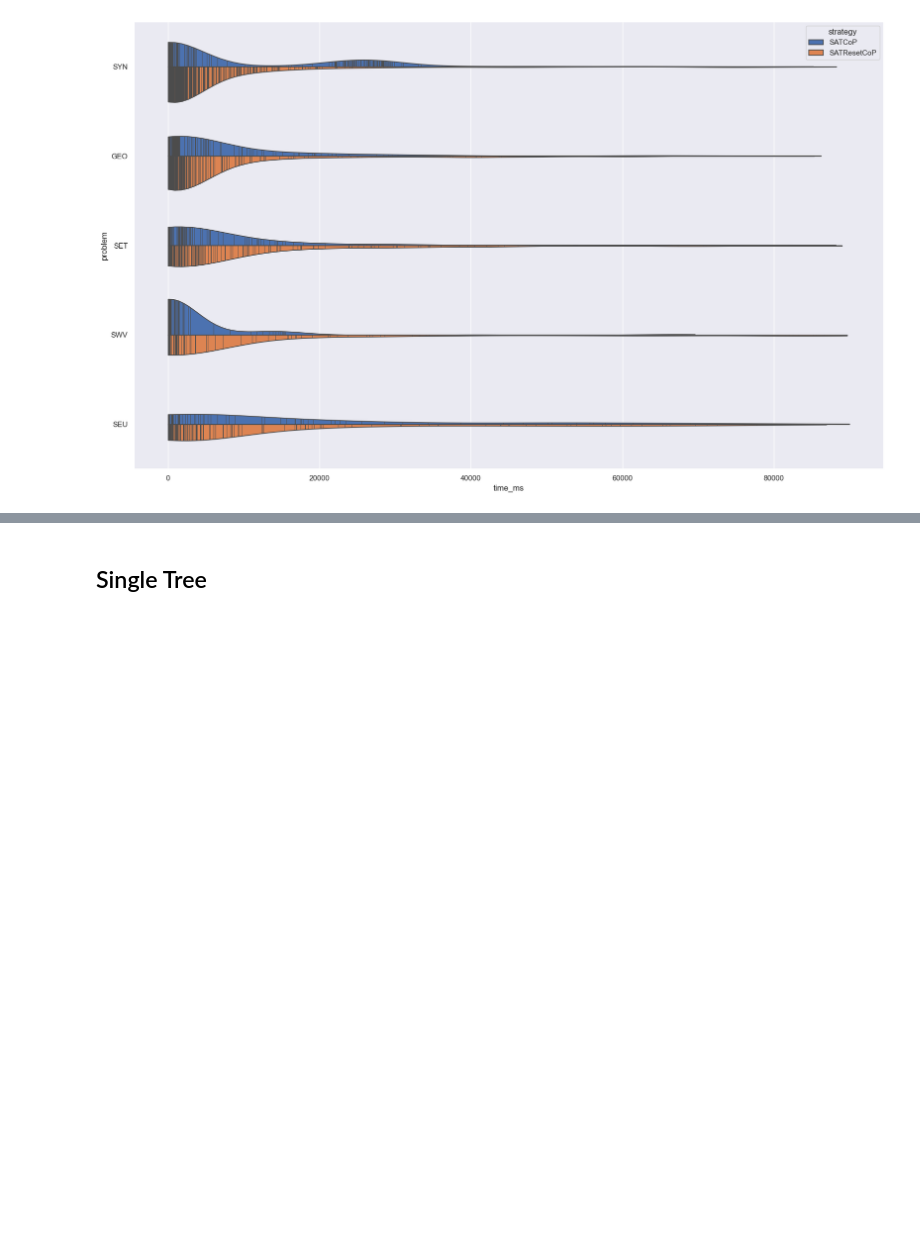
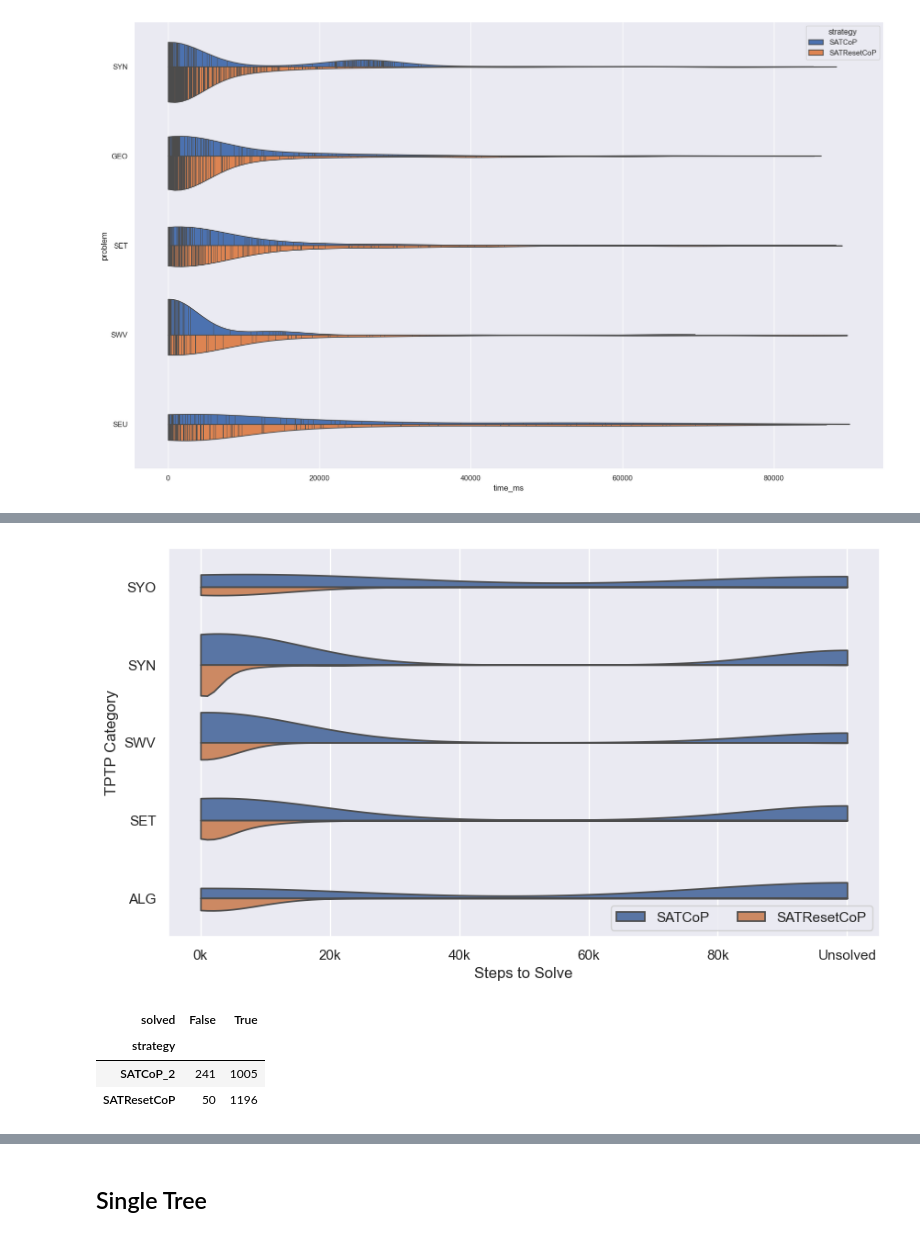
Before and after one commit to mfixman/connections, a Jupyter notebook: jupyter/Vampire.ipynb, the cells around one changed output, grey strips where cells are left out. Cells and saved outputs as stored; diff of their text form; code cells hidden in the pictures; blank space fills up the shorter version.

Commit message:
Finishing slides.

```diff
--- a/jupyter/Vampire.ipynb
+++ b/jupyter/Vampire.ipynb
@@ -498,0 +531,40 @@ seaborn.violinplot(
+# %%
+from matplotlib.ticker import FuncFormatter
+
+pyplot.rcParams["figure.figsize"] = (10, 5.5)
+down = data[data.strategy.isin(['SATCoP', 'SATResetCoP'])].groupby('problem').filter(lambda x: x.solved.any()).copy()
+down.loc[~down.solved, 'steps'] = 100000
+# down.loc[down.strategy == 'SATCoP_2', 'strategy'] = 'SATCoP'
+down = down[down.problem.str[:3].isin(['SYN', 'SYO', 'SET', 'SWV', 'ALG'])]
+seaborn.violinplot(
+    down,
+    x = 'steps',
+    hue = down.strategy,
+    y = down.problem.str[:3],
+    fill = True,
+    inner = None,
+    split = True,
+    cut = 0,
+    saturation = .75,
+)
+
+pyplot.ylabel('TPTP Category')
+pyplot.xlabel('Steps to Solve')
+
+pyplot.gca().xaxis.set_major_formatter(FuncFormatter(lambda x, _: 'Unsolved' if x == 100000 else f'{int(x // 1000)}k'))
+pyplot.legend(title = '', ncols = 2, loc = 0)
+
+pyplot.savefig('Paris_slides/figures/violinplot.png', bbox_inches = 'tight', dpi = 300)
+# %% [output]
+[figure, added]
+# %%
+a = down
+pandas.crosstab(
+    a.strategy,
+    a.solved,
+)
+# %% [output]
+| solved | False | True |
+| strategy |  |  |
+| SATCoP_2 | 241 | 1005 |
+| SATResetCoP | 50 | 1196 |
```
Also changed, not shown: parts of 5 cells of this notebook, 4 other files.
